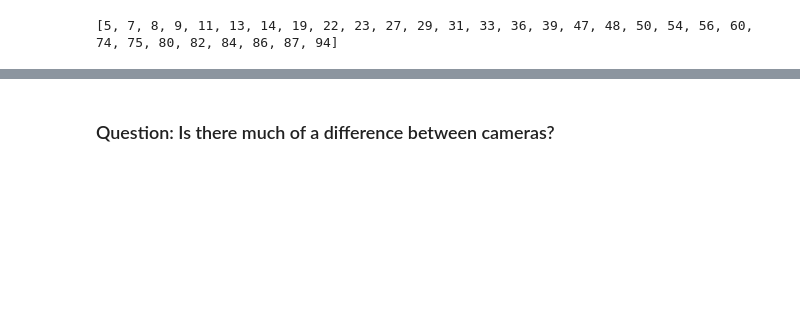
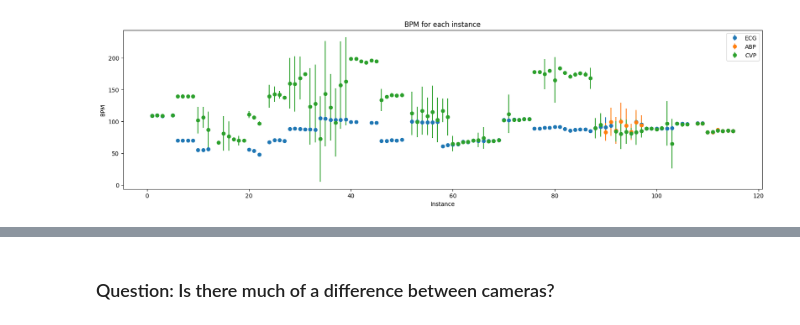
Before and after one commit to coenarrow/pyVHR, a Jupyter notebook: processing_results.ipynb, the cells around one changed output, grey strips where cells are left out. Saved outputs shown, nothing was run; the diff lists cells and outputs as text; code cells hidden in the pictures; blank space fills up the shorter version.

```diff
--- a/processing_results.ipynb
+++ b/processing_results.ipynb
@@ -56,4 +13,35 @@ Error with instance 94: operands could not be broadcast together with shapes (22
-# %%
-print(bad_instances)
-# %% [output]
-[5, 7, 8, 9, 11, 13, 14, 19, 22, 23, 27, 29, 31, 33, 36, 39, 47, 48, 50, 54, 56, 60, 74, 75, 80, 82, 84, 86, 87, 94]
+# %%
+results_path = "C:\\Users\\20759193\\source\\repos\\pyVHR\\results"
+gt_path = os.path.join(results_path, "groundtruth.json")
+gt_df = pd.read_json(gt_path)
+#gt_df.drop(columns=["ECG","ABP","CVP"], inplace=True)
+# %%
+# Drop the columns where the recording hasn't worked
+gt_df = gt_df[gt_df['LENGTH'] % 300000 == 0]
+# %%
+# Compute means
+ecg_means = [np.nanmean(gt_df.iloc[i]["ECG_BPM"]) for i in range(len(gt_df))]
+abp_means = [np.nanmean(gt_df.iloc[i]["ABP_BPM"]) for i in range(len(gt_df))]
+cvp_means = [np.nanmean(gt_df.iloc[i]["CVP_BPM"]) for i in range(len(gt_df))]
+
+# Compute standard deviations
+ecg_stds = [np.nanstd(gt_df.iloc[i]["ECG_BPM"]) for i in range(len(gt_df))]
+abp_stds = [np.nanstd(gt_df.iloc[i]["ABP_BPM"]) for i in range(len(gt_df))]
+cvp_stds = [np.nanstd(gt_df.iloc[i]["CVP_BPM"]) for i in range(len(gt_df))]
+
+# Scatter plots with error bars
+plt.figure(figsize=(20,5))
+plt.errorbar(gt_df["INSTANCE"], ecg_means, yerr=ecg_stds, fmt='o', label="ECG")
+plt.errorbar(gt_df["INSTANCE"], abp_means, yerr=abp_stds, fmt='o', label="ABP")
+plt.errorbar(gt_df["INSTANCE"], cvp_means, yerr=cvp_stds, fmt='o', label="CVP")
+
+# Add legend
+plt.title('BPM for each instance')
+plt.xlabel('Instance')
+plt.ylabel('BPM')
+plt.legend()
+
+# Display the plot
+plt.show()
+# %% [output]
+[figure, added]
```
Also changed, not shown: parts of 22 cells of this notebook, 13 other files.
